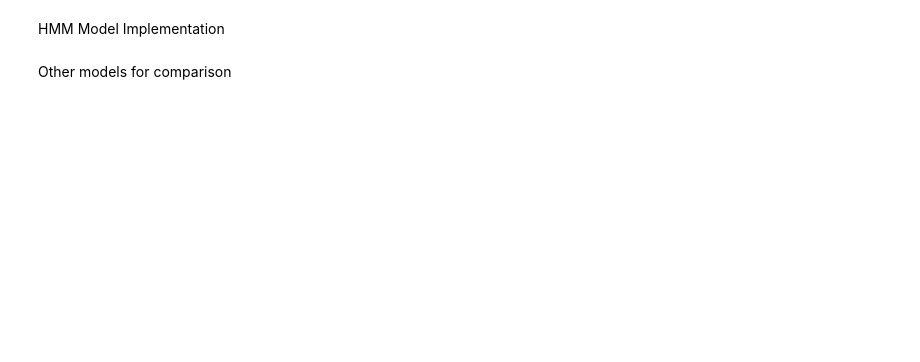
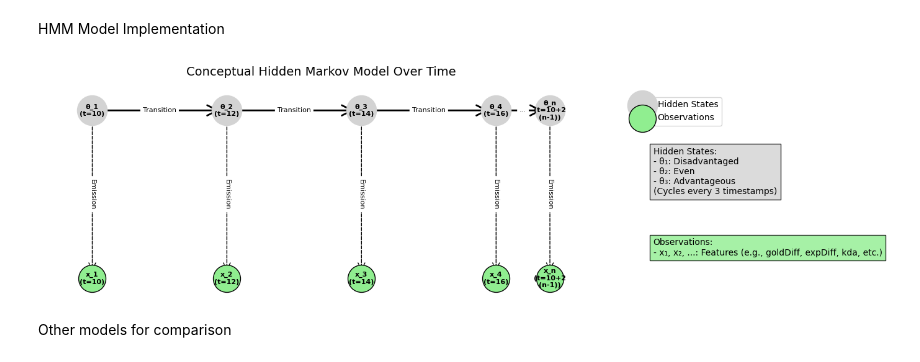
Before and after one commit to katulevskiy/LoLPredictions, a Jupyter notebook: main.ipynb, the cells around one changed output. Cells and saved outputs as stored; diff of their text form; code cells hidden in the pictures; blank space fills up the shorter version.

Commit message:
Added figure for hmm. Also, added prompt description for credits

```diff
--- a/main.ipynb
+++ b/main.ipynb
@@ -375,11 +650,16 @@ def evaluate_hmm(predictions, true_outcomes, final_states, name):
 # %%
 # EXECUTING WITH DIFFERENT RANGES OF FRAMES
 
-# Train and evaluate for different frame ranges
-for name, sequences in [("All Frames", sequences_all), ("Frames 10-20", sequences_10_20), ("Frames 10-30", sequences_10_30)]:
-    transition_matrix, emission_matrix, viterbi, win_probs = train_hmm(sequences)
-    predictions, true_outcomes, final_states = test_hmm(sequences, transition_matrix, emission_matrix, viterbi, win_probs)
-    evaluate_hmm(predictions, true_outcomes, final_states, name)
+# Drawing the HMM graph with networkx
+visualize_hmm_concept()
+
+# # Train and evaluate for different frame ranges
+# for name, sequences in [("All Frames", sequences_all), ("Frames 10-20", sequences_10_20), ("Frames 10-30", sequences_10_30)]:
+#     transition_matrix, emission_matrix, viterbi, win_probs= train_hmm(sequences)
+#     predictions, true_outcomes, final_states = test_hmm(sequences, transition_matrix, emission_matrix, viterbi, win_probs)
+#     evaluate_hmm(predictions, true_outcomes, final_states, name)
+# %% [output]
+[figure, added]
 # %% [markdown]
 Other models for comparison
 # %%
```
Also changed, not shown: parts of 20 cells of this notebook, 4 other files.
